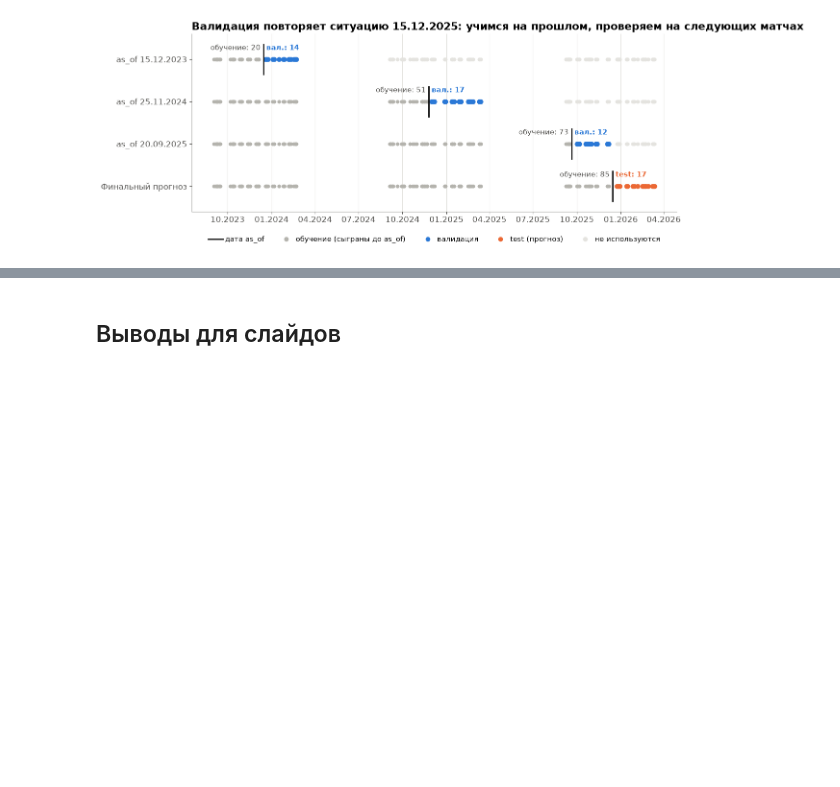
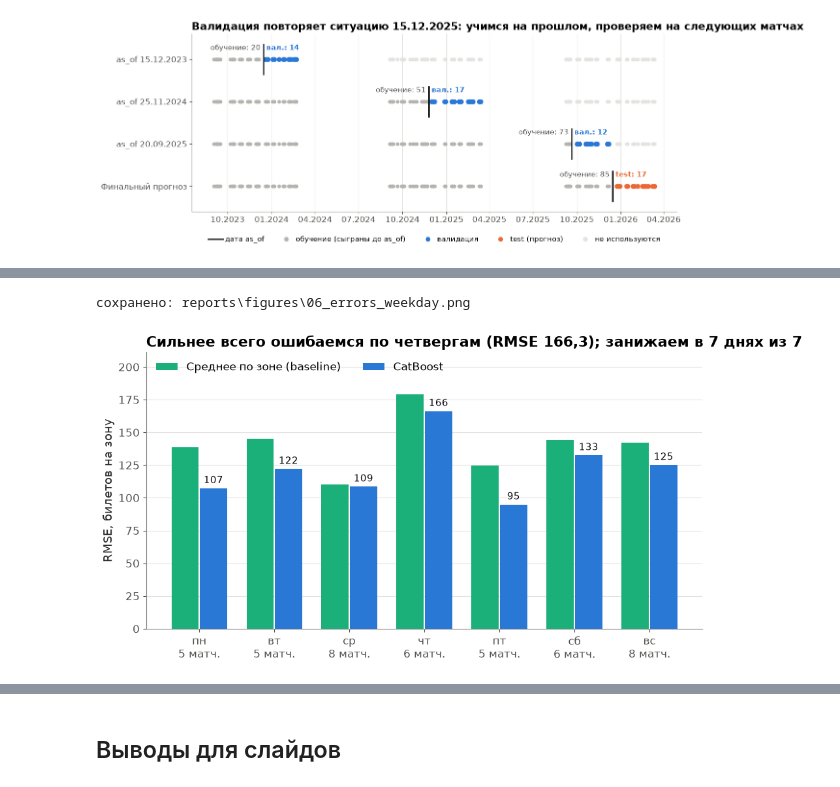
Before and after one commit to shertwg/datamatch-avangard, a Jupyter notebook: notebooks/04_report.ipynb, the cells around one changed output, grey strips where cells are left out. Drawn from its saved outputs; the diff is of its cells as text; code cells hidden in the pictures; blank space fills up the shorter version.

```diff
--- a/notebooks/04_report.ipynb
+++ b/notebooks/04_report.ipynb
@@ -582,0 +683,23 @@ plt.show()
+# %%
+fig, ax = plt.subplots(figsize=(11, 5.5))
+x, w = np.arange(len(by_wd)), 0.38
+for i, (name, col) in enumerate([("zone_mean", "rmse_baseline"), ("catboost", "rmse_catboost")]):
+    bars = ax.bar(x + (i - 0.5) * w, by_wd[col], w - 0.02, color=MODEL_COLORS[name], label=MODEL_NAMES[name])
+    if name == "catboost":
+        ax.bar_label(bars, labels=[f"{v:.0f}" for v in by_wd[col]], padding=3, fontsize=11, color=INK)
+ax.set_xticks(x, [f"{d}\n{n} матч." for d, n in zip(by_wd.index, by_wd["матчей"])])
+ax.set_ylabel("RMSE, билетов на зону")
+ax.set_ylim(0, by_wd[["rmse_catboost", "rmse_baseline"]].to_numpy().max() * 1.18)
+ax.grid(axis="x", visible=False)
+WD_PLURAL = {"пн": "понедельникам", "вт": "вторникам", "ср": "средам", "чт": "четвергам",
+             "пт": "пятницам", "сб": "субботам", "вс": "воскресеньям"}
+worst = by_wd["rmse_catboost"].idxmax()
+under = (by_wd["bias_catboost"] < 0).sum()
+ax.set_title(f"Сильнее всего ошибаемся по {WD_PLURAL[worst]} (RMSE {ru(by_wd.loc[worst, 'rmse_catboost'])}); "
+             f"занижаем в {under} днях из {len(by_wd)}")
+ax.legend(loc="upper left", ncol=2)
+save(fig, "06_errors_weekday.png")
+plt.show()
+# %% [output]
+сохранено: reports\figures\06_errors_weekday.png
+[figure, added]
```
Also changed, not shown: parts of 6 cells of this notebook, 3 other files.
